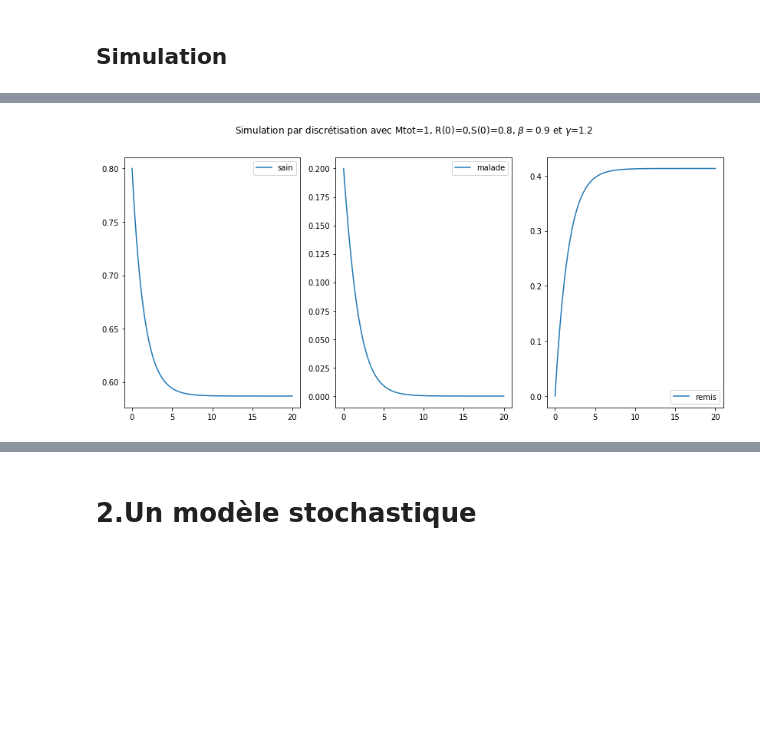
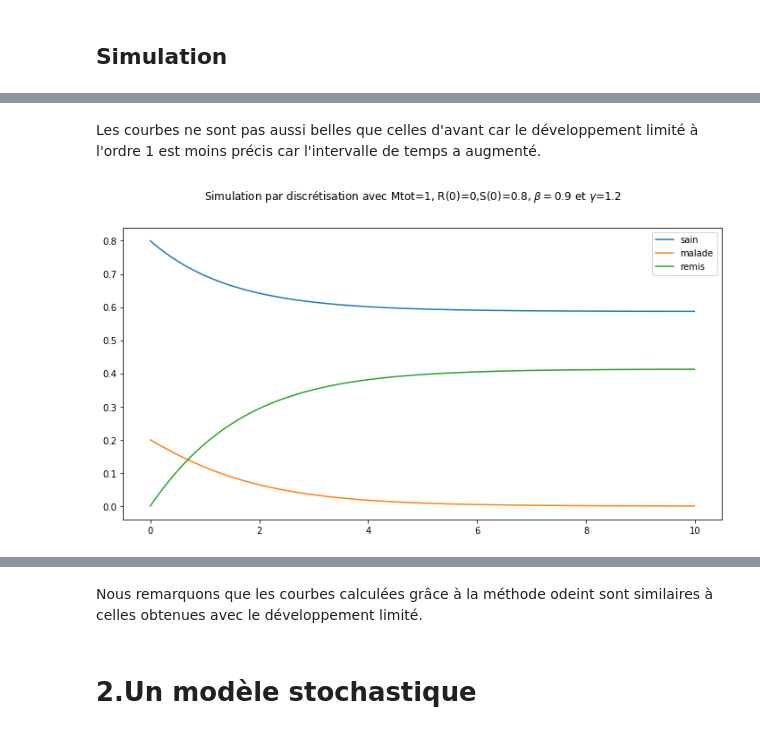
Before and after one commit to Kithtus/Model_SIR, a Jupyter notebook: SIR.ipynb, the cells around one changed output, grey strips where cells are left out. Cells and saved outputs as stored; diff of their text form; code cells hidden in the pictures; blank space fills up the shorter version.

```diff
--- a/SIR.ipynb
+++ b/SIR.ipynb
@@ -56,15 +57,15 @@ delta_t=0.01
 N=2000
 # %%
 #S1
-#Fonction qui renvoie la liste des valeurs des suites jusqu'au rang N à partir des paramètres initiaux de la suite
-def evolution1(N,delta_t,beta,gamma,m0,S0,R0,I0):
+#Fonction qui renvoie la liste des valeurs des suites jusqu'au rang N à partir des paramètres initiaux de la suite.
+def evolution1(N,beta,gamma,m0,S0,R0,I0):
     S=np.zeros(N)
     R=np.zeros(N)
     I=np.zeros(N)
     S[0]=S0
     R[0]=R0
     I[0]=I0
-    T=[delta_t*i for i in range(0,N)]
+
     for n in range(0,N-1):              #Dans cette boucle for nous utilisons les éléments du rang n pour calculer ceux du rang n+1
         S[n+1]=S[n]-beta*I[n]*S[n]*delta_t/m0
         I[n+1]=I[n]-gamma*I[n]*delta_t+beta*I[n]*S[n]*delta_t/m0
@@ -73,23 +74,24 @@ def evolution1(N,delta_t,beta,gamma,m0,S0,R0,I0):
 # %%
 #S2
 #Cellule qui trace l'évolution des suites en fonction des paramètres initiaux
-T=[delta_t*i for i in range(0,N)]
+delta_t=0.01
 for S0 in [0.99,0.8]:
     for [beta,gamma] in [[0.9,1.2],[1.2,0.9],[1,1]]:
-        li=evolution1(N,delta_t,beta,gamma,m0,S0,0,m0-S0)
+        T=[delta_t*i for i in range(0,N)]
+        li=evolution1(N,beta,gamma,m0,S0,0,m0-S0)
         S=li[0]
         R=li[2]
         I=li[1]
         #Nous traçons les courbes
-        plt.figure(figsize = (14, 6))
+        plt.figure(figsize = (12, 6))
         plt.suptitle(fr"Simulation par discrétisation avec Mtot=1, R(0)=0,S(0)={S0}, $\beta ={beta}$ et $\gamma$={gamma}")
-        plt.subplot(1,3,1)
+        #plt.subplot(1,3,1)
         plt.plot(T,S,label="sain")
         plt.legend(loc='best')
-        plt.subplot(1,3,2)
+        #plt.subplot(1,3,2)
         plt.plot(T,I,label="malade")
         plt.legend(loc='best')
-        plt.subplot(1,3,3)
+        #plt.subplot(1,3,3)
         plt.plot(T,R,label="remis")
         plt.legend(loc='best')
 # %% [output]
@@ -107,23 +109,19 @@ N=10
 delta_t=2
 T=[i*delta_t for i in range(0,N)]
 
-
 for S0 in [0.99,0.8]:
     for [beta,gamma] in [[0.9,1.2],[1.2,0.9],[1,1]]:
-        li=evolution1(N,delta_t,beta,gamma,m0,S0,0,m0-S0)
+        li=evolution1(N,beta,gamma,m0,S0,0,m0-S0)
         S=li[0]
         R=li[2]
         I=li[1]
         #Nous traçons les courbes
-        plt.figure(figsize = (14, 6))
+        plt.figure(figsize = (12, 6))
         plt.suptitle(fr"Simulation par discrétisation avec Mtot=1, R(0)=0,S(0)={S0}, $\beta ={beta}$ et $\gamma$={gamma}")
-        plt.subplot(1,3,1)
         plt.plot(T,S,label="sain")
         plt.legend(loc='best')
-        plt.subplot(1,3,2)
         plt.plot(T,I,label="malade")
         plt.legend(loc='best')
-        plt.subplot(1,3,3)
         plt.plot(T,R,label="remis")
         plt.legend(loc='best')
 # %% [output]
@@ -136,34 +134,35 @@ for S0 in [0.99,0.8]:
+# %% [markdown]
+Les courbes ne sont pas aussi belles que celles d'avant car le développement limité à l'ordre 1 est moins précis car l'intervalle de temps a augmenté.
 # %%
 #S4
-#Utilisation de la méthode odeing afin de résoudre le système d'équations différentielles
+#Utilisation de la méthode odeint afin de résoudre le système d'équations différentielles
 delta_t=0.01
+m0=1
+N=1000
 def derivee(X,t):#Nous définissons la fonction qui au vecteur [S,I,R] associe sa dérivée
-    return [-beta*X[0]*X[1]/m0,beta*X[0]*X[1]-gamma*X[1],gamma*X[1]]
+    return [-beta*X[0]*X[1]/m0,beta*X[0]*X[1]/m0-gamma*X[1],gamma*X[1]]
 
 T=[i*delta_t for i in range(0,N)]
 for S0 in [0.8,0.99]:
     for [beta1,gamma1] in [[0.9,1.2],[1.2,0.9],[1,1]]:
         beta=beta1
         gamma=gamma1
-        resultat=odeint(derivee,[S0,1-S0,0],T)#Nous utilisons odeint sur une fonction renvoyant le triplet [Sains,Infectés,Remis]
+        resultat=odeint(derivee,[S0,m0-S0,0],T)#Nous utilisons odeint sur une fonction renvoyant le triplet [Sains,Infectés,Remis]
         S_odeint=np.zeros(N)
         R_odeint=np.zeros(N)
         I_odeint=np.zeros(N)
         for i in range(N):
             S_odeint[i]=resultat[i][0]
             I_odeint[i]=resultat[i][1]
             R_odeint[i]=resultat[i][2]
         #Nous traçons les courbes
-        plt.figure(figsize = (14, 6))
+        plt.figure(figsize = (12, 6))
         plt.suptitle(fr"Simulation par discrétisation avec Mtot=1, R(0)=0,S(0)={S0}, $\beta ={beta}$ et $\gamma$={gamma}")
-        plt.subplot(1,3,1)
         plt.plot(T,S_odeint,label="sain")
         plt.legend(loc='best')
-        plt.subplot(1,3,2)
         plt.plot(T,I_odeint,label="malade")
         plt.legend(loc='best')
-        plt.subplot(1,3,3)
         plt.plot(T,R_odeint,label="remis")
         plt.legend(loc='best')
 # %% [output]
-[figure, old version]
+[figure, new version]
@@ -175,3 +174,5 @@ for S0 in [0.8,0.99]:
+# %% [markdown]
+Nous remarquons que les courbes calculées grâce à la méthode odeint sont similaires à celles obtenues avec le développement limité.
 # %% [markdown]
 <h1><strong>2.Un modèle stochastique</strong></h1>
 # %% [markdown]
```
Also changed, not shown: parts of 18 cells of this notebook.
